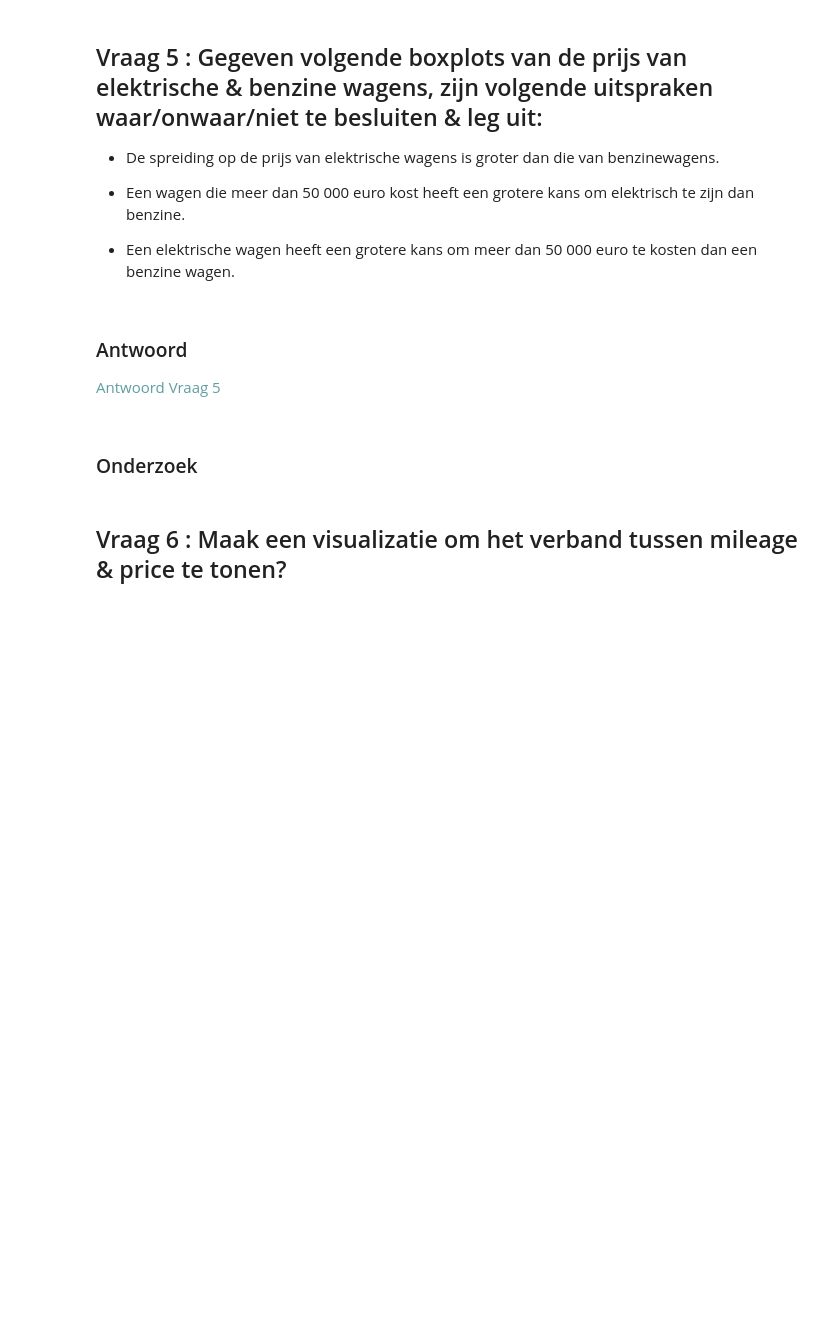
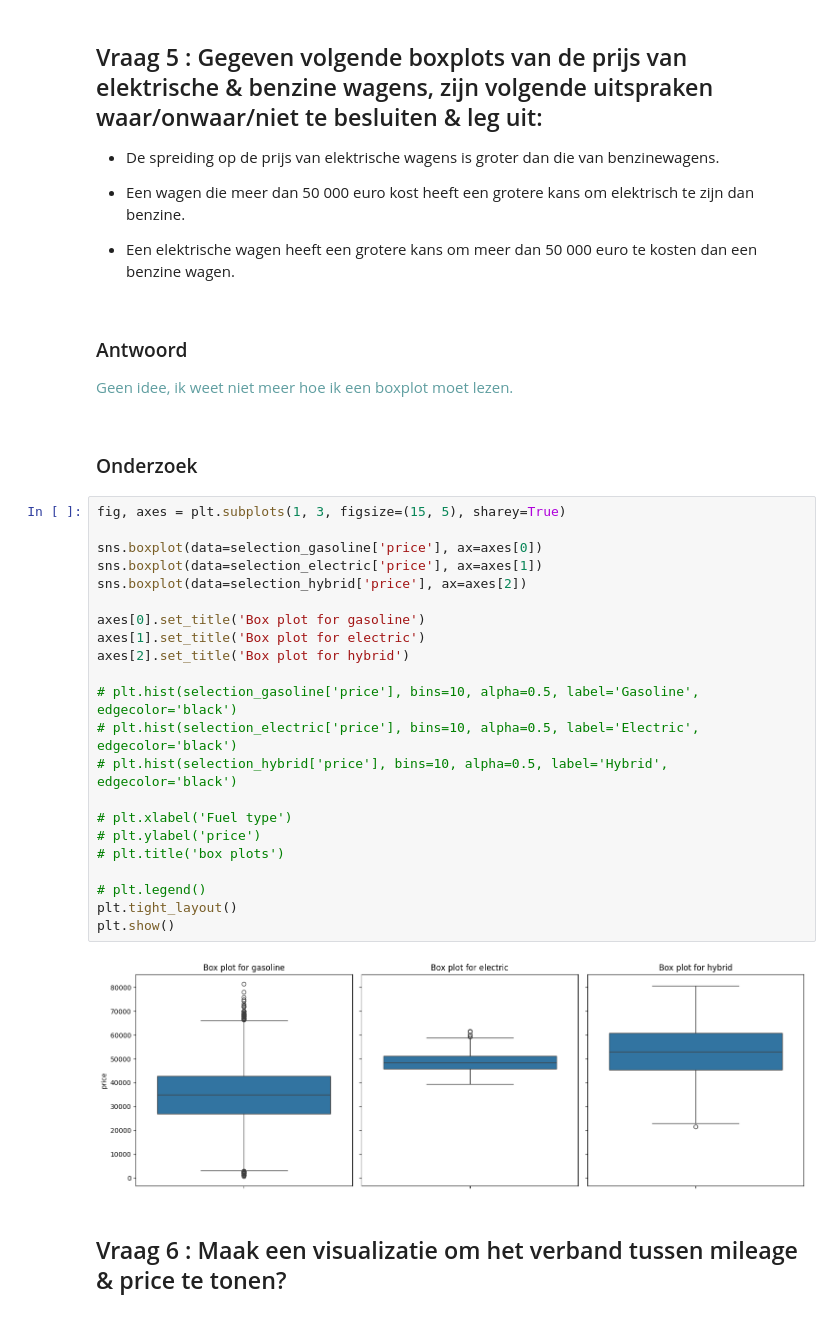
Before and after one commit to timsideanotmine/production, a Jupyter notebook: notebooks/autoproductie.ipynb, the cells around one changed output. Saved outputs shown, nothing was run; the diff lists cells and outputs as text; blank space fills up the shorter version.

```diff
--- a/notebooks/autoproductie.ipynb
+++ b/notebooks/autoproductie.ipynb
@@ -514,10 +516,34 @@ plt.show()
 
 <span style="color:CadetBlue">
 
-Antwoord Vraag 5
+Geen idee, ik weet niet meer hoe ik een boxplot moet lezen.
 
 </span>
 # %% [markdown]
 ### Onderzoek
+# %%
+fig, axes = plt.subplots(1, 3, figsize=(15, 5), sharey=True)
+
+sns.boxplot(data=selection_gasoline['price'], ax=axes[0])
+sns.boxplot(data=selection_electric['price'], ax=axes[1])
+sns.boxplot(data=selection_hybrid['price'], ax=axes[2])
+
+axes[0].set_title('Box plot for gasoline')
+axes[1].set_title('Box plot for electric')
+axes[2].set_title('Box plot for hybrid')
+
+# plt.hist(selection_gasoline['price'], bins=10, alpha=0.5, label='Gasoline', edgecolor='black')
+# plt.hist(selection_electric['price'], bins=10, alpha=0.5, label='Electric', edgecolor='black')
+# plt.hist(selection_hybrid['price'], bins=10, alpha=0.5, label='Hybrid', edgecolor='black')
+
+# plt.xlabel('Fuel type')
+# plt.ylabel('price')
+# plt.title('box plots')
+
+# plt.legend()
+plt.tight_layout()
+plt.show()
+# %% [output]
+[figure, added]
 # %% [markdown]
 ## Vraag 6 : Maak een visualizatie om het verband tussen mileage & price te tonen?
```
Also changed, not shown: parts of 15 cells of this notebook, 1 other file.
